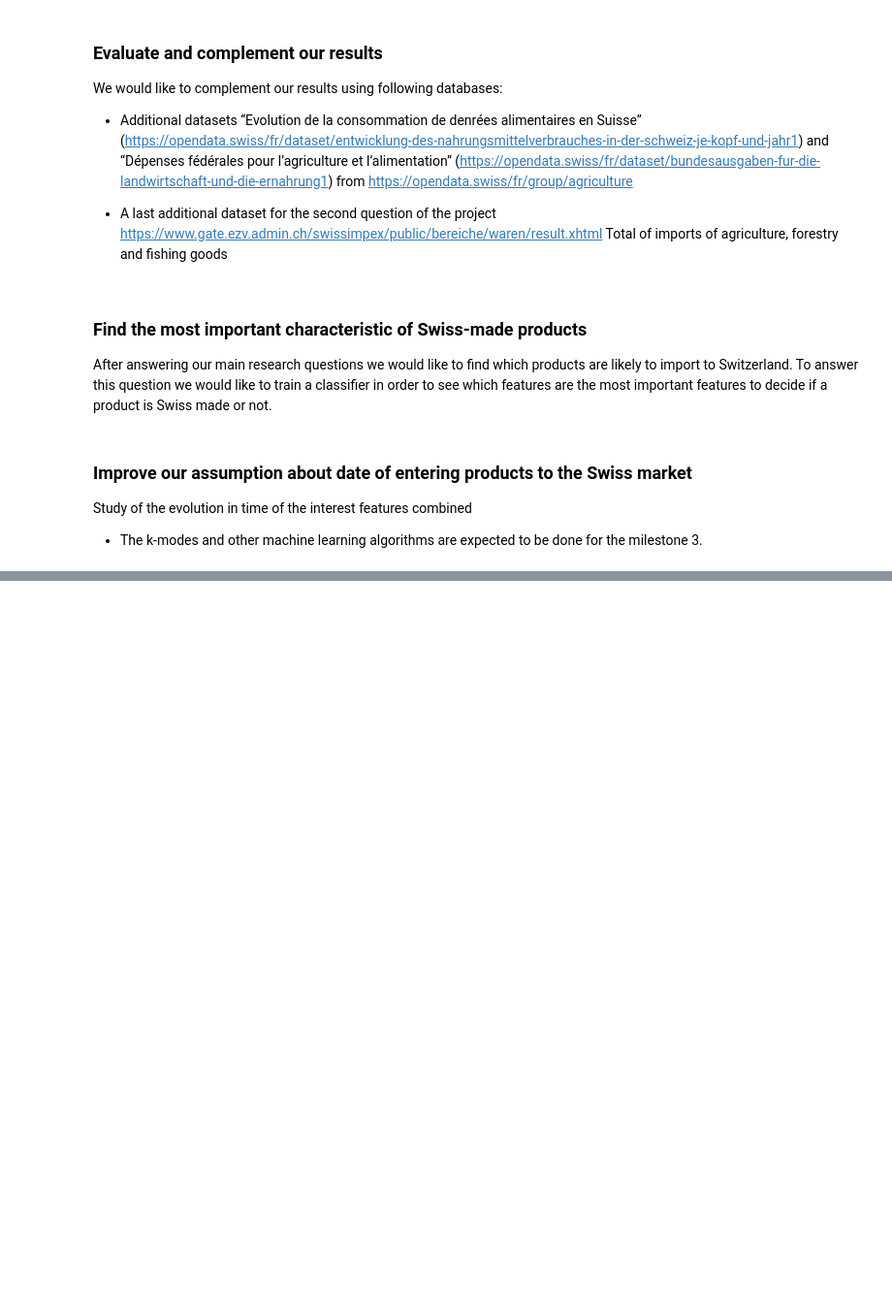
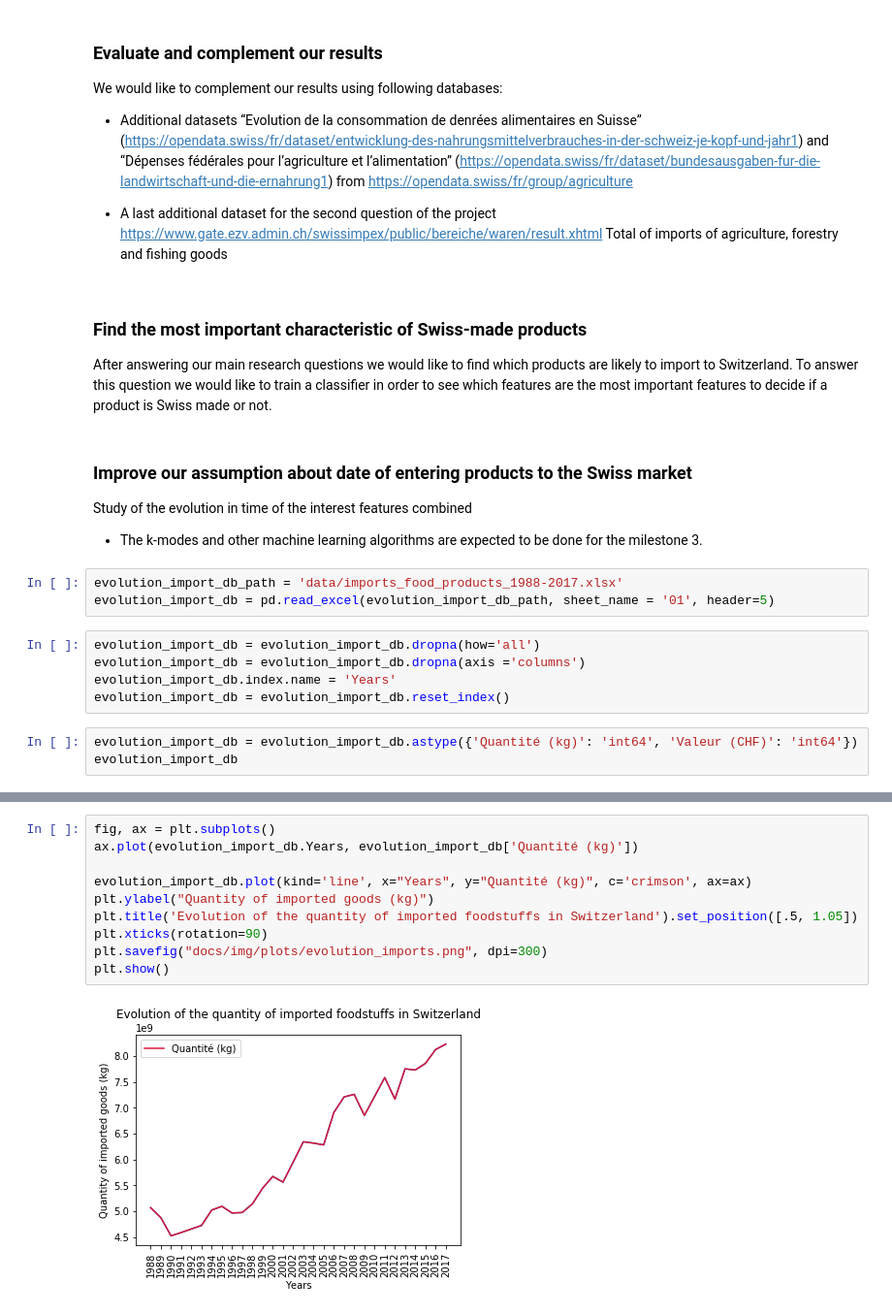
Before and after one commit to MrymZakani/ADA, a Jupyter notebook: project.ipynb, the cells around one changed output, grey strips where cells are left out. Shown at 97% size. Drawn from its saved outputs; the diff is of its cells as text; blank space fills up the shorter version.

Commit message:
Added plot and text

```diff
--- a/project.ipynb
+++ b/project.ipynb
@@ -760,3 +760,14 @@ After answering our main research questions we would like to find which products
 
 Study of the evolution in time of the interest features combined
 - The k-modes and other machine learning algorithms are expected to be done for the milestone 3.
+# %%
+evolution_import_db_path = 'data/imports_food_products_1988-2017.xlsx'
+evolution_import_db = pd.read_excel(evolution_import_db_path, sheet_name = '01', header=5)
+# %%
+evolution_import_db = evolution_import_db.dropna(how='all')
+evolution_import_db = evolution_import_db.dropna(axis ='columns')
+evolution_import_db.index.name = 'Years'
+evolution_import_db = evolution_import_db.reset_index()
+# %%
+evolution_import_db = evolution_import_db.astype({'Quantité (kg)': 'int64', 'Valeur (CHF)': 'int64'})
+evolution_import_db
@@ -762,0 +792,12 @@ Study of the evolution in time of the interest features combined
+# %%
+fig, ax = plt.subplots()
+ax.plot(evolution_import_db.Years, evolution_import_db['Quantité (kg)'])
+
+evolution_import_db.plot(kind='line', x="Years", y="Quantité (kg)", c='crimson', ax=ax)
+plt.ylabel("Quantity of imported goods (kg)")
+plt.title('Evolution of the quantity of imported foodstuffs in Switzerland').set_position([.5, 1.05])
+plt.xticks(rotation=90)
+plt.savefig("docs/img/plots/evolution_imports.png", dpi=300)
+plt.show()
+# %% [output]
+[figure, added]
```
Also changed, not shown: parts of 2 cells of this notebook, 3 other files.
